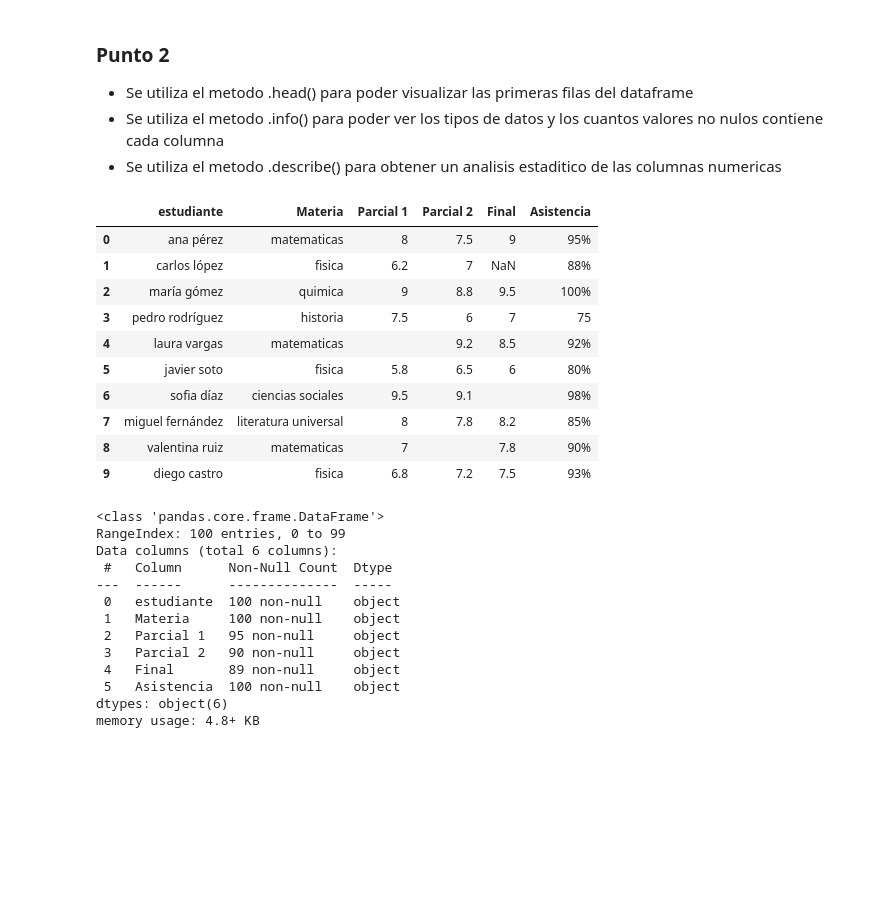
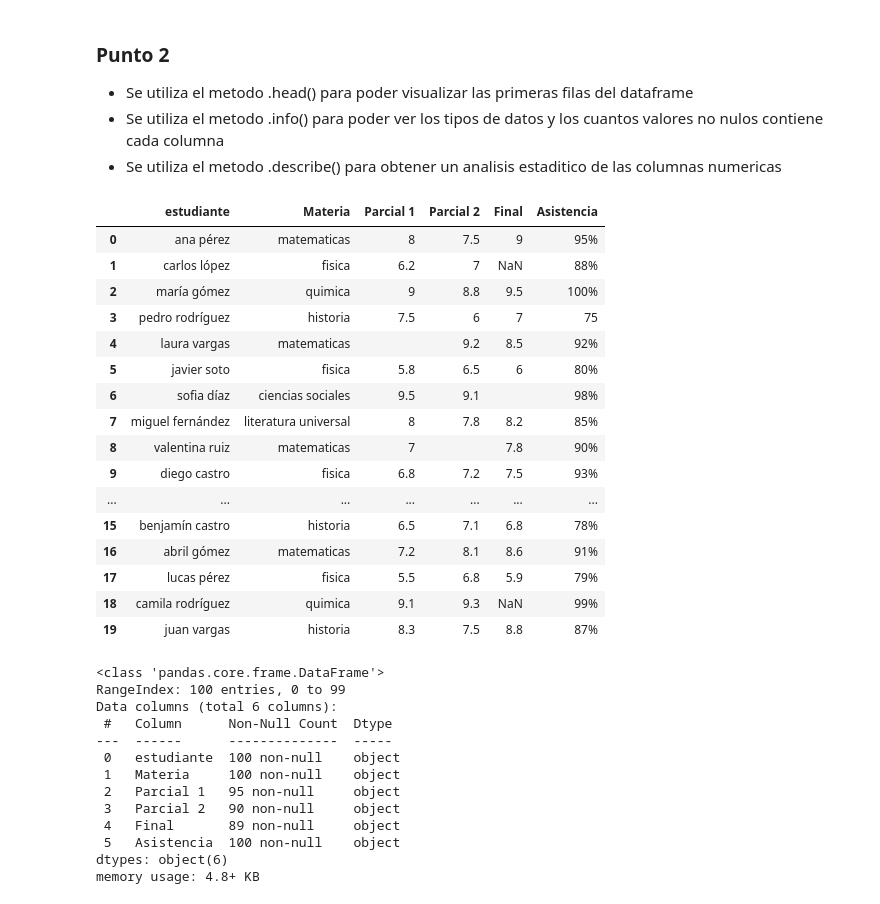
Before and after one commit to BrandonPzocik/ModeloParcial1_tlp3_Brandon_Pzocik, a Jupyter notebook: main.ipynb, the cells around one changed output. Cells and saved outputs as stored; diff of their text form; code cells hidden in the pictures; blank space fills up the shorter version.

```diff
--- a/main.ipynb
+++ b/main.ipynb
@@ -56,19 +56,25 @@ df = pd.read_csv("datasets_calificaciones.csv")
 - Se utiliza el metodo .info() para poder ver los tipos de datos y los cuantos valores no nulos contiene cada columna
 - Se utiliza el metodo .describe() para obtener un analisis estaditico de las columnas numericas
 # %%
-df.head(10)
+df.head(20)
 # %% [output]
 |  | estudiante | Materia | Parcial 1 | Parcial 2 | Final | Asistencia |
 | 0 | ana pérez | matematicas | 8 | 7.5 | 9 | 95% |
 | 1 | carlos lópez | fisica | 6.2 | 7 | NaN | 88% |
 | 2 | maría gómez | quimica | 9 | 8.8 | 9.5 | 100% |
 | 3 | pedro rodríguez | historia | 7.5 | 6 | 7 | 75 |
 | 4 | laura vargas | matematicas |  | 9.2 | 8.5 | 92% |
 | 5 | javier soto | fisica | 5.8 | 6.5 | 6 | 80% |
 | 6 | sofia díaz | ciencias sociales | 9.5 | 9.1 |  | 98% |
 | 7 | miguel fernández | literatura universal | 8 | 7.8 | 8.2 | 85% |
 | 8 | valentina ruiz | matematicas | 7 |  | 7.8 | 90% |
 | 9 | diego castro | fisica | 6.8 | 7.2 | 7.5 | 93% |
+| ... | ... | ... | ... | ... | ... | ... |
+| 15 | benjamín castro | historia | 6.5 | 7.1 | 6.8 | 78% |
+| 16 | abril gómez | matematicas | 7.2 | 8.1 | 8.6 | 91% |
+| 17 | lucas pérez | fisica | 5.5 | 6.8 | 5.9 | 79% |
+| 18 | camila rodríguez | quimica | 9.1 | 9.3 | NaN | 99% |
+| 19 | juan vargas | historia | 8.3 | 7.5 | 8.8 | 87% |
 # %%
 df.info()
 # %% [output]
```
Also changed, not shown: parts of 6 cells of this notebook.
